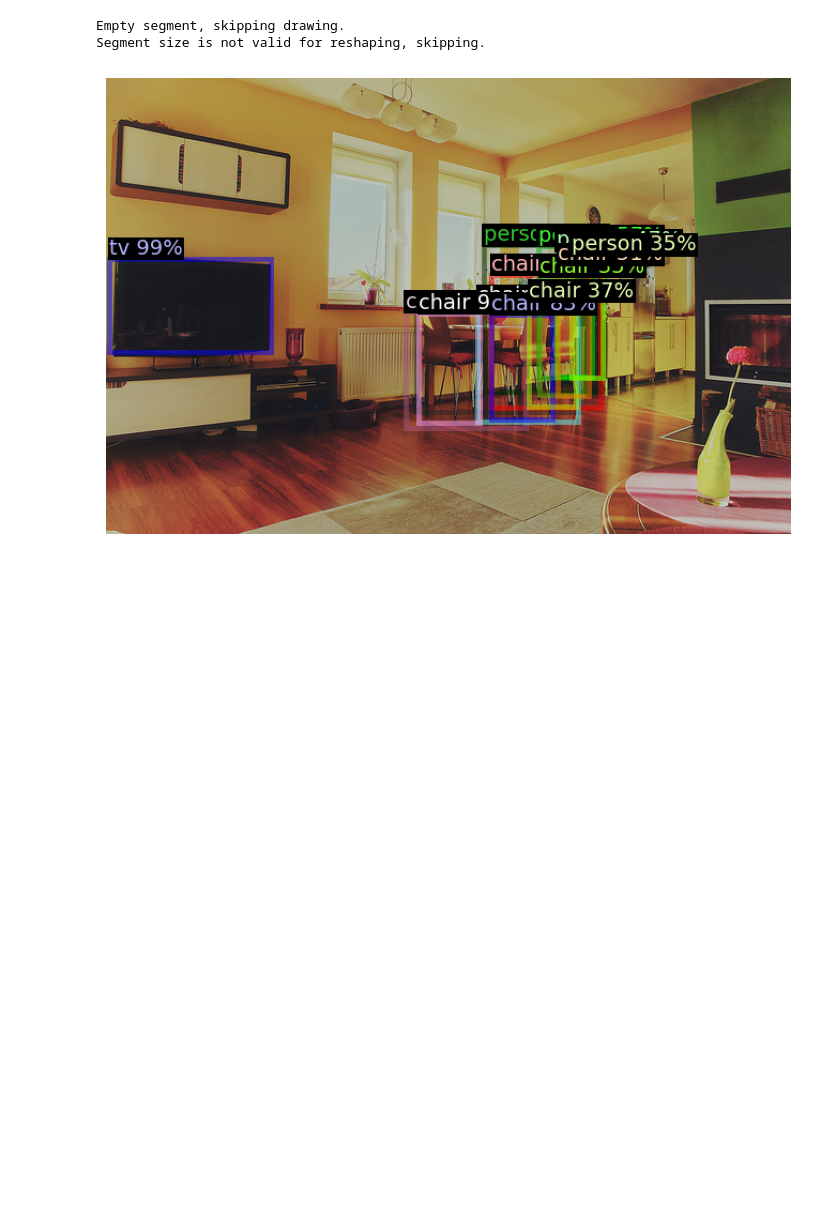
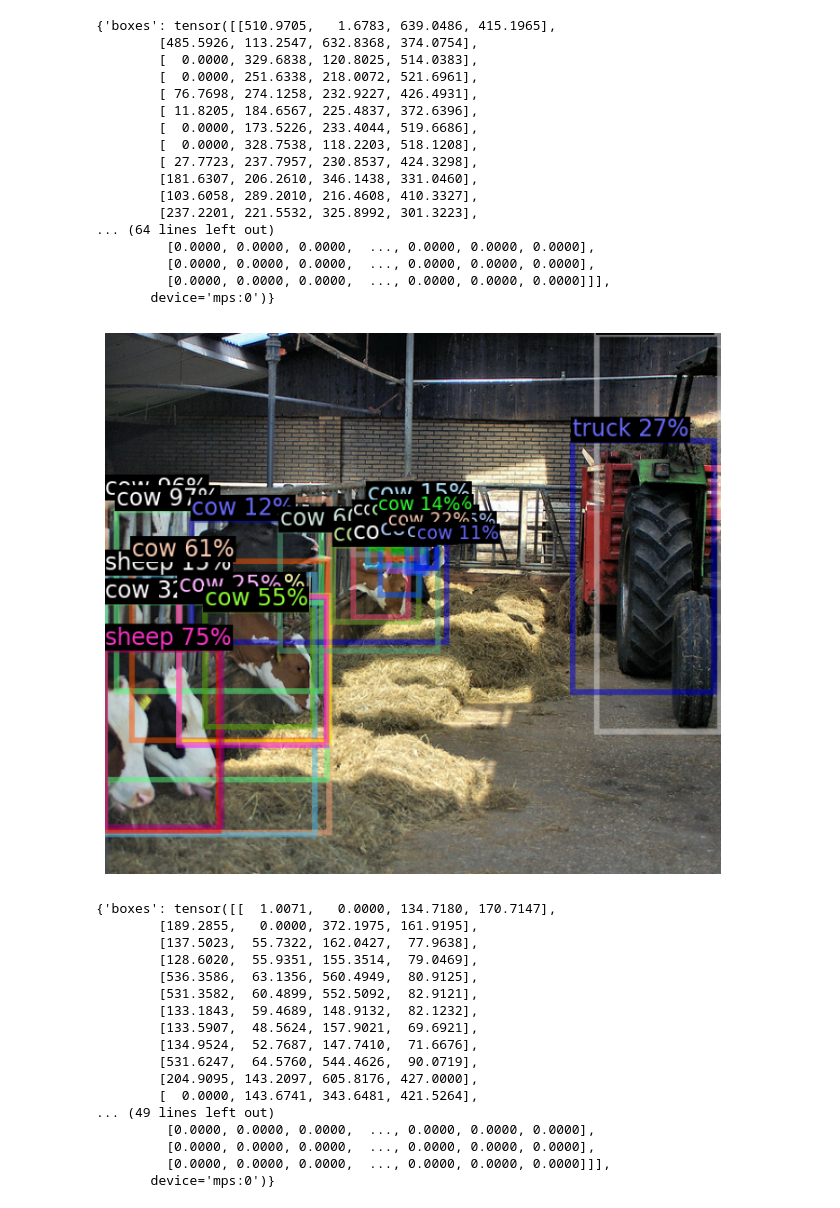
Before and after one commit to Nyanziba/PyTorch-Simple-MaskRCNN, a Jupyter notebook: demo.ipynb, the cells around one changed output. Cells and saved outputs as stored; diff of their text form; code cells hidden in the pictures; blank space fills up the shorter version.

```diff
--- a/demo.ipynb
+++ b/demo.ipynb
@@ -3,24 +3,25 @@ import torch
 import pytorch_mask_rcnn as pmr
 
 
-use_cuda = False
+use_cuda = True
 dataset = "coco"
-ckpt_path = "/home/kaya/PyTorch-Simple-MaskRCNN/maskrcnn_coco-3.pth"
-data_dir = "/home/kaya/PyTorch-Simple-MaskRCNN/image"
+ckpt_path = "/Users/nyanziba/Assignment/PyTorch-Simple-MaskRCNN/maskrcnn_coco-12.pth"
+data_dir = "/Users/nyanziba/Assignment/PyTorch-Simple-MaskRCNN/image"
 
-device = torch.device("cuda" if torch.cuda.is_available() and use_cuda else "cpu")
-if device.type == "cuda":
+device = torch.device("mps" if use_cuda else "cpu")
+if device.type == "mps":
     pmr.get_gpu_prop(show=True)
 print("\ndevice: {}".format(device))
 
-ds = pmr.datasets(dataset, data_dir, "val", train=True)
-#indices = torch.randperm(len(ds)).tolist()
-#d = torch.utils.data.Subset(ds, indices)
-d = torch.utils.data.DataLoader(ds, shuffle=False)
+ds = pmr.datasets(dataset, data_dir, "val2017", train=True)
+indices = torch.randperm(len(ds)).tolist()
+d = torch.utils.data.Subset(ds, indices)
+d = torch.utils.data.DataLoader(ds, shuffle=True)
 
 model = pmr.maskrcnn_resnet50(True, max(ds.classes) + 1).to(device)
 model.eval()
-model.head.score_thresh = 0.3
+print(model.eval())
+model.head.score_thresh = 0.1
 
 if ckpt_path:
     checkpoint = torch.load(ckpt_path, map_location=device)
@@ -51,19 +77,52 @@ IoU metric: bbox
 # %%
 import pytorch_mask_rcnn.visualizer as vis
-iters = 3
+iters = 5
 
 for i, (image, target) in enumerate(d):
     image = image.to(device)[0]
-    #target = {k: v.to(device) for k, v in target.items()}
+    target = {k: v.to(device) for k, v in target.items()}
 
     with torch.no_grad():
         result = model(image)
+        print(result)
 
-    vis.show(image, result, ds.classes, "/home/kaya/PyTorch-Simple-MaskRCNN/image".format(i))
+    vis.show(image, result, ds.classes, "/Users/nyanziba/Assignment/PyTorch-Simple-MaskRCNN/image".format(i))
 
     if i >= iters - 1:
         break
 # %% [output]
-Empty segment, skipping drawing.
-Segment size is not valid for reshaping, skipping.
+{'boxes': tensor([[510.9705,   1.6783, 639.0486, 415.1965],
+        [485.5926, 113.2547, 632.8368, 374.0754],
+        [  0.0000, 329.6838, 120.8025, 514.0383],
+        [  0.0000, 251.6338, 218.0072, 521.6961],
+        [ 76.7698, 274.1258, 232.9227, 426.4931],
+        [ 11.8205, 184.6567, 225.4837, 372.6396],
+        [  0.0000, 173.5226, 233.4044, 519.6686],
+        [  0.0000, 328.7538, 118.2203, 518.1208],
+        [ 27.7723, 237.7957, 230.8537, 424.3298],
+        [181.6307, 206.2610, 346.1438, 331.0460],
+        [103.6058, 289.2010, 216.4608, 410.3327],
+        [237.2201, 221.5532, 325.8992, 301.3223],
+... (64 lines left out)
+         [0.0000, 0.0000, 0.0000,  ..., 0.0000, 0.0000, 0.0000],
+         [0.0000, 0.0000, 0.0000,  ..., 0.0000, 0.0000, 0.0000],
+         [0.0000, 0.0000, 0.0000,  ..., 0.0000, 0.0000, 0.0000]]],
+       device='mps:0')}
-[figure, old version]
+[figure, new version]
+{'boxes': tensor([[  1.0071,   0.0000, 134.7180, 170.7147],
+        [189.2855,   0.0000, 372.1975, 161.9195],
+        [137.5023,  55.7322, 162.0427,  77.9638],
+        [128.6020,  55.9351, 155.3514,  79.0469],
+        [536.3586,  63.1356, 560.4949,  80.9125],
+        [531.3582,  60.4899, 552.5092,  82.9121],
+        [133.1843,  59.4689, 148.9132,  82.1232],
+        [133.5907,  48.5624, 157.9021,  69.6921],
+        [134.9524,  52.7687, 147.7410,  71.6676],
+        [531.6247,  64.5760, 544.4626,  90.0719],
+        [204.9095, 143.2097, 605.8176, 427.0000],
+        [  0.0000, 143.6741, 343.6481, 421.5264],
+... (49 lines left out)
+         [0.0000, 0.0000, 0.0000,  ..., 0.0000, 0.0000, 0.0000],
+         [0.0000, 0.0000, 0.0000,  ..., 0.0000, 0.0000, 0.0000],
+         [0.0000, 0.0000, 0.0000,  ..., 0.0000, 0.0000, 0.0000]]],
+       device='mps:0')}
```
Also changed, not shown: parts of 2 cells of this notebook, 5 other files.
